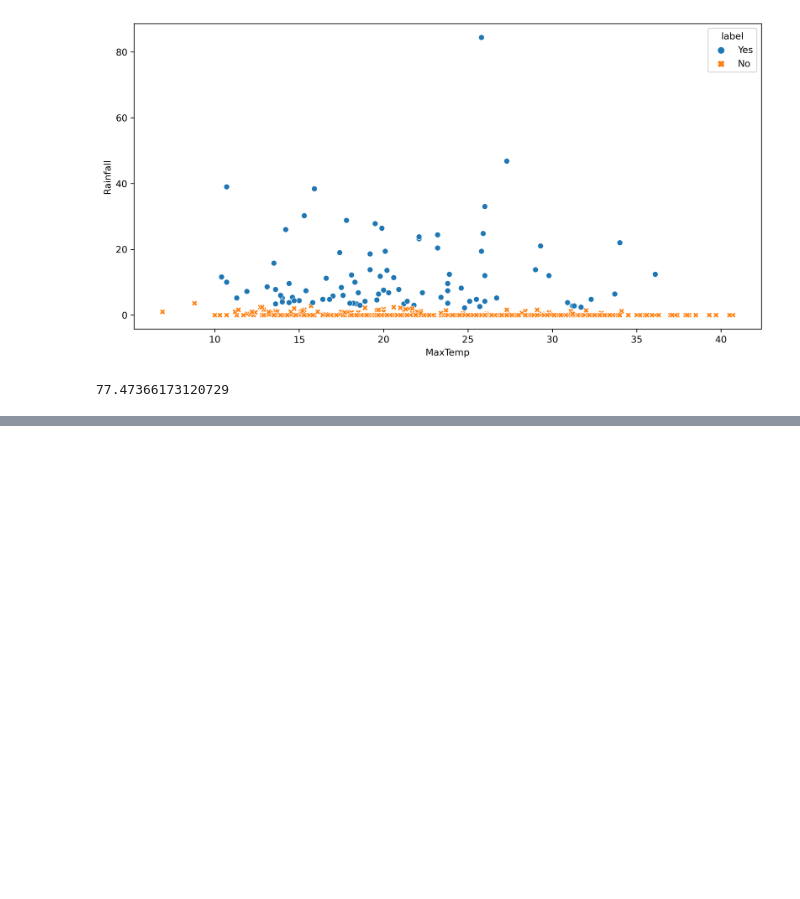
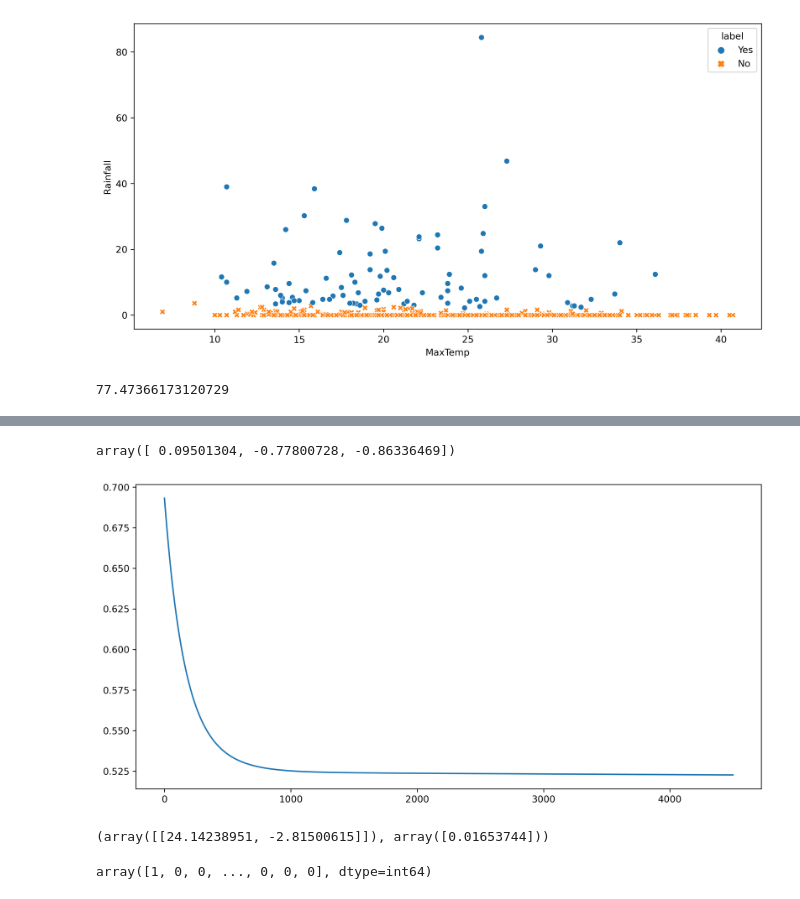
Before and after one commit to ashen007/classification-with-logistic-regression-python-implimatation, a Jupyter notebook: regression for classification.ipynb, the cells around one changed output, grey strips where cells are left out. Cells and saved outputs as stored; diff of their text form; code cells hidden in the pictures; blank space fills up the shorter version.

Commit message:
logistic regression model

```diff
--- a/regression for classification.ipynb
+++ b/regression for classification.ipynb
@@ -102,0 +111,12 @@ np.mean(test.RainTomorrow == test.label)*100
+# %%
+def minmax_normalizer(dataframe):
+    norm_data = pd.DataFrame()
+    for col in dataframe:
+        col_min = np.min(dataframe[col])
+        col_max = np.max(dataframe[col])
+        norm_data[col] = (dataframe[col] - col_min)/(col_max - col_min)
+
+    return norm_data
+
+y = train['RainTomorrow'].apply(lambda x: 1 if x == 'Yes' else 0)
+x = minmax_normalizer(train[['Rainfall','MaxTemp']])
@@ -102,0 +154,23 @@ np.mean(test.RainTomorrow == test.label)*100
+# %%
+from regression import LogisticRegression
+model = LogisticRegression()
+model.fit(x,y,0.01,4500)
+# %% [output]
+array([ 0.09501304, -0.77800728, -0.86336469])
+# %%
+plt.figure(figsize=[12,6],dpi=300)
+sns.lineplot(x=np.arange(4500),y=model.cost)
+plt.show()
+# %% [output]
+[figure, added]
+# %%
+from sklearn.linear_model import LogisticRegression
+model_ = LogisticRegression()
+model_.fit(x,y)
+model_.coef_,model_.intercept_
+# %% [output]
+(array([[24.14238951, -2.81500615]]), array([0.01653744]))
+# %%
+model_.predict(minmax_normalizer(test[['Rainfall','MaxTemp']]))
+# %% [output]
+array([1, 0, 0, ..., 0, 0, 0], dtype=int64)
```
Also changed, not shown: parts of 6 cells of this notebook, 1 other file.
